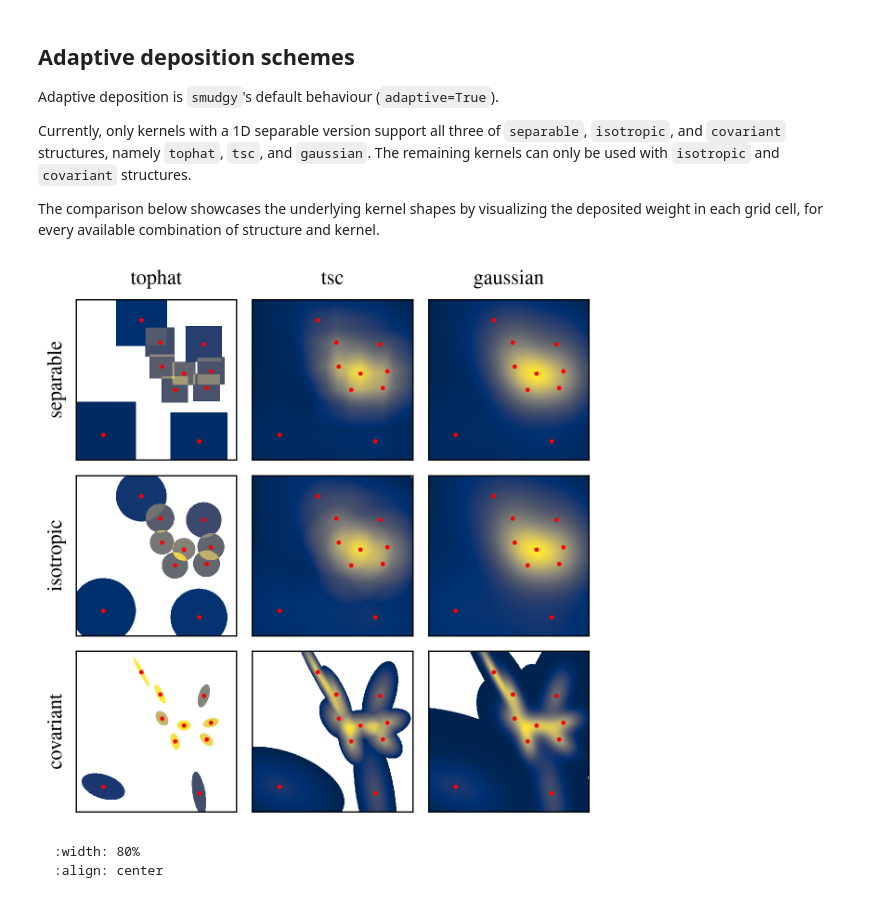
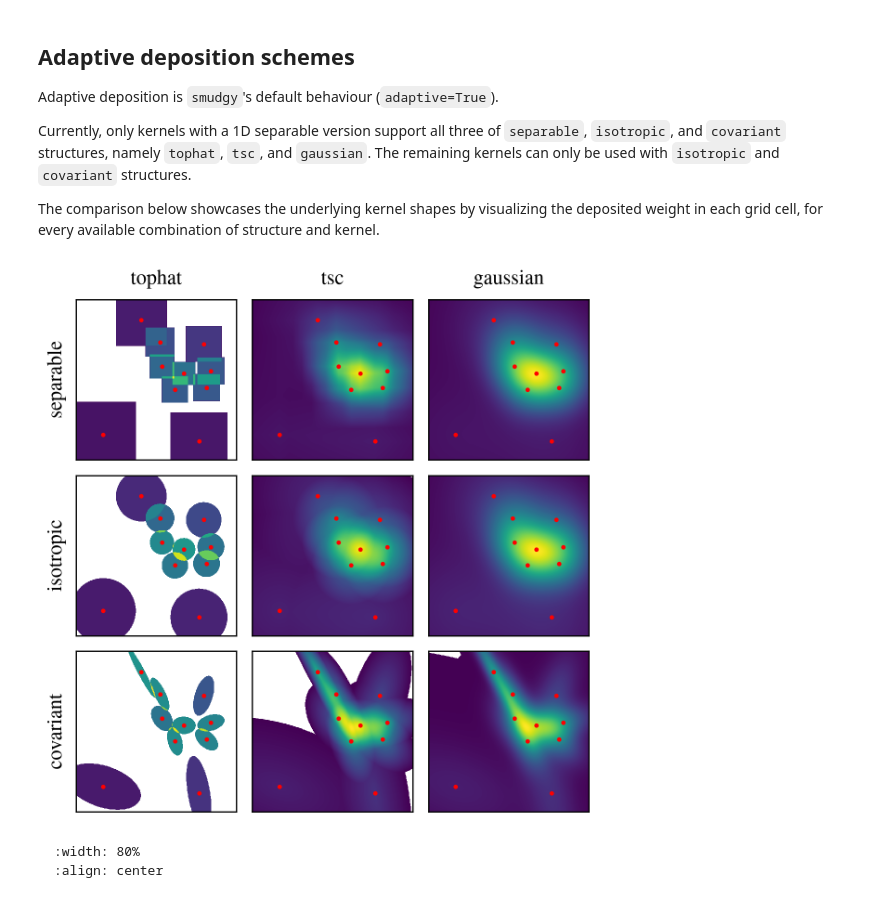
Before and after one commit to maurbe/smudgy, a Jupyter notebook: docs/tutorials/deposition/fixed_adaptive_methods.ipynb, the cells around one changed output. Saved outputs shown, nothing was run; the diff lists cells and outputs as text; code cells hidden in the pictures.

````diff
--- a/docs/tutorials/deposition/fixed_adaptive_methods.ipynb
+++ b/docs/tutorials/deposition/fixed_adaptive_methods.ipynb
@@ -127,7 +127,7 @@ for j, (kernel_name, label) in enumerate(zip(kernel_names, kernel_labels)):
 
     ax[j].set(xticks=[], yticks=[])
     ax[j].set_aspect('equal')
-    ax[j].set_title(label, fontsize=9)
+    ax[j].set_title(label, fontsize=11)
 
 fig.savefig("fixed_methods.png", dpi=500, bbox_inches="tight", transparent=False)
 plt.close()
@@ -179,32 +179,32 @@ for structure in structures:
 # %%
 fig, ax = plt.subplots(
     len(structures),
     len(kernel_names),
     figsize=(3, 3),
     sharex=True,
     sharey=True,
     layout='constrained'
     )
 
 c = 0
 for i, structure in enumerate(structures):
     for j, kernel_name in enumerate(kernel_names):
         F = adaptive_maps[c]
-        ax[i, j].pcolormesh(F, vmin=0, vmax=np.nanmax(F), cmap='cividis')
+        ax[i, j].pcolormesh(F, vmin=0, vmax=np.nanmax(F), cmap='viridis')
         ax[i, j].scatter(positions[:, 1] * gridnums,
                          positions[:, 0] * gridnums,
                          c='r', s=2)
         ax[i, j].set_aspect('equal')
         ax[i, j].set(xticks=[], yticks=[])
         ax[0, j].set_title(f'{kernel_name}')
         c += 1
 
     ax[i, 0].set_ylabel(f'{structure}')
 
 fig.savefig("adaptive.png", dpi=500, bbox_inches="tight", transparent=False)
 #plt.close()
 # %% [output]
-[figure, old version]
+[figure, new version]
 # %% [markdown]
 ```{image} adaptive.png
 :width: 80%
````
Also changed, not shown: 7 other files.
